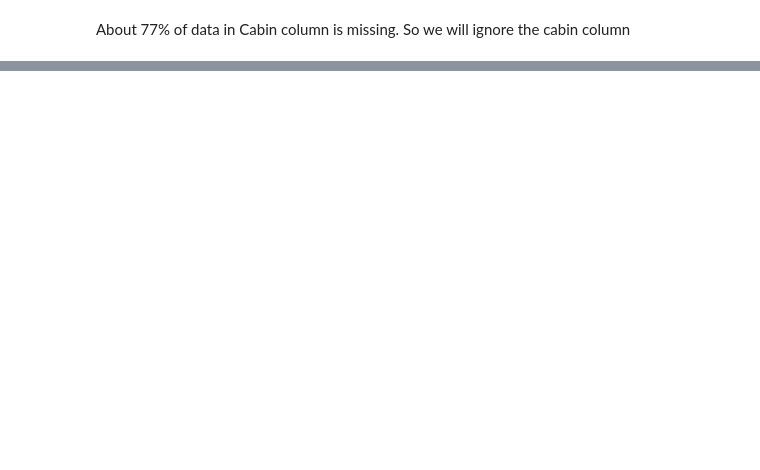
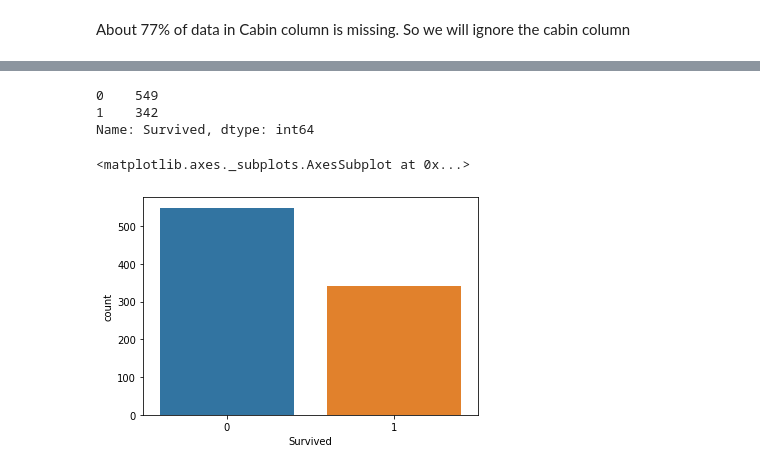
Before and after one commit to monisakhtar/ML, a Jupyter notebook: Titanic.ipynb, the cells around one changed output, grey strips where cells are left out. Saved outputs shown, nothing was run; the diff lists cells and outputs as text; code cells hidden in the pictures; blank space fills up the shorter version.

```diff
--- a/Titanic.ipynb
+++ b/Titanic.ipynb
@@ -107,3 +110,6 @@ train.head()
 | 2 | 3 | 1 | 3 | Heikkinen, Miss. Laina | female | 26.0 | 0 | 0 | STON/O2. 3101282 | 7.9250 | ... |
 | 3 | 4 | 1 | 1 | Futrelle, Mrs. Jacques Heath (Lil... | female | 35.0 | 1 | 0 | 113803 | 53.1000 | ... |
 | 4 | 5 | 0 | 3 | Allen, Mr. William Henry | male | 35.0 | 0 | 0 | 373450 | 8.0500 | ... |
+# %%
+# Replacing the age missing value with mean age.
+train['Age'].fillna(train['Age'].mean(), inplace = True)
@@ -109,0 +125,3 @@ train.head()
+# %%
+# Replacing the Embarked missing value with most frequent value.
+train['Embarked'].fillna(train['Embarked'].mode()[0], inplace = True)
@@ -109,0 +153,11 @@ train.head()
+# %%
+train['Survived'].value_counts()
+# %% [output]
+0    549
+1    342
+Name: Survived, dtype: int64
+# %%
+sns.countplot('Survived', data = train)
+# %% [output]
+<matplotlib.axes._subplots.AxesSubplot at 0x...>
+[figure, added]
```
Also changed, not shown: parts of 14 cells of this notebook.
